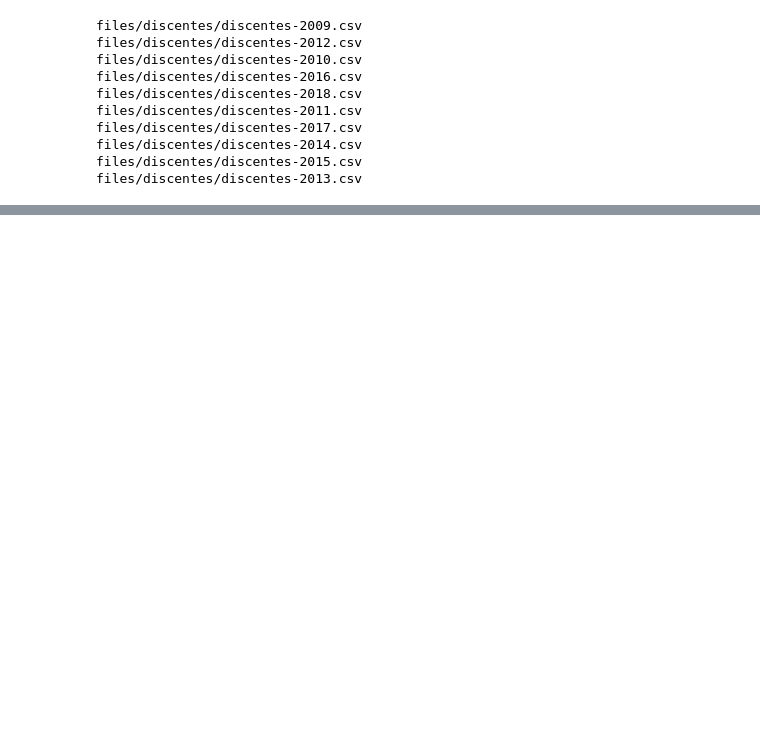
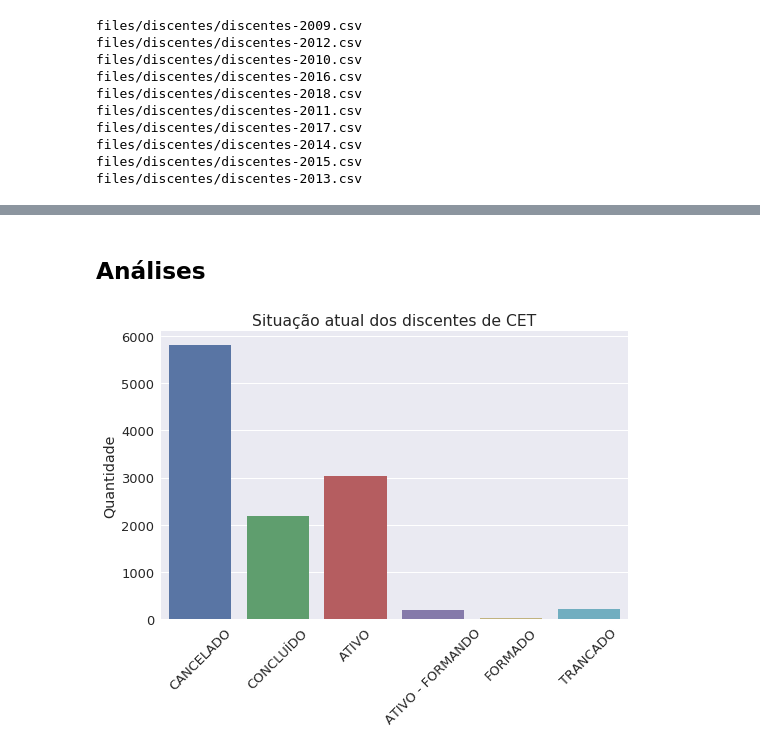
Before and after one commit to jilcimar/data-science, a Jupyter notebook: alunos-cet-ufrn/Análise dos dados dos alunos de C&T - UFRN.ipynb, the cells around one changed output, grey strips where cells are left out. Drawn from its saved outputs; the diff is of its cells as text; code cells hidden in the pictures; blank space fills up the shorter version.

Commit message:
preparando algumas análises

```diff
--- a/alunos-cet-ufrn/Análise dos dados dos alunos de C&T - UFRN.ipynb
+++ b/alunos-cet-ufrn/Análise dos dados dos alunos de C&T - UFRN.ipynb
@@ -86,0 +93,16 @@ df_bolsistas_cet.to_csv('data/bolsistas_cet.csv')
+# %% [markdown]
+## Análises
+# %%
+sns.set_context("notebook")
+# %%
+# Criamos um gráfico de barras com a situação de todos os alunos
+sns.set(font_scale=1.3)
+g = sns.factorplot("status", data=df_ingressantes_cet, kind="count", size=5, aspect=1.5)
+g.set_xticklabels(rotation=45)
+plt.title('Situação atual dos discentes de CET')
+plt.xlabel('')
+plt.ylabel('Quantidade')
+
+plt.show()
+# %% [output]
+[figure, added]
```
Also changed, not shown: parts of 4 cells of this notebook.
